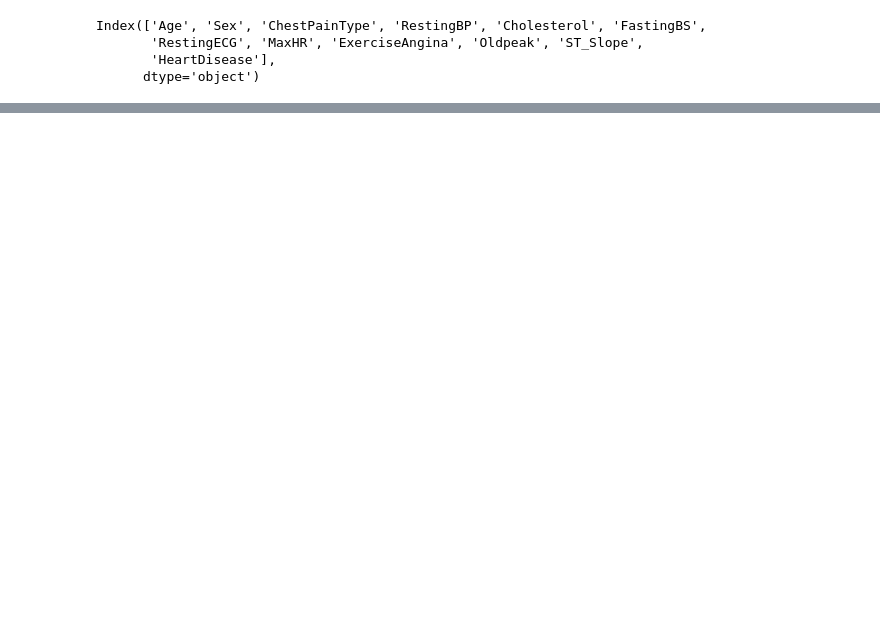
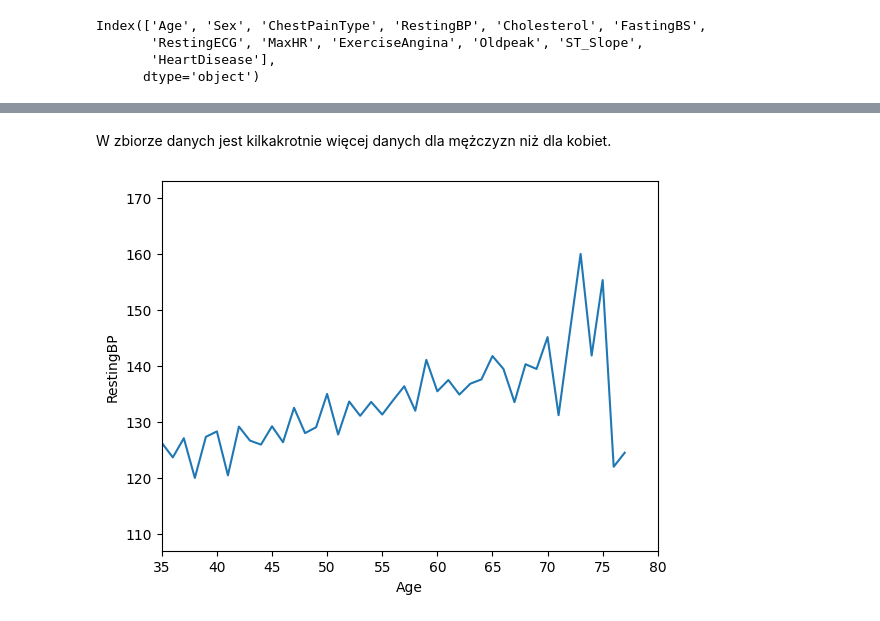
Before and after one commit to Blazejost/Heart-Failure-Prediction-Project, a Jupyter notebook: heart_failure.ipynb, the cells around one changed output, grey strips where cells are left out. Saved outputs shown, nothing was run; the diff lists cells and outputs as text; code cells hidden in the pictures; blank space fills up the shorter version.

```diff
--- a/heart_failure.ipynb
+++ b/heart_failure.ipynb
@@ -152,0 +193,9 @@ sns.violinplot(df)
+# %% [markdown]
+W zbiorze danych jest kilkakrotnie więcej danych dla mężczyzn niż dla kobiet.
+# %%
+age_bp = df.groupby('Age')['RestingBP'].mean().reset_index()
+sns.lineplot(data=age_bp, x='Age', y='RestingBP')
+plt.xlim(35, 80)
+plt.show()
+# %% [output]
+[figure, added]
```
Also changed, not shown: parts of 54 cells of this notebook.
